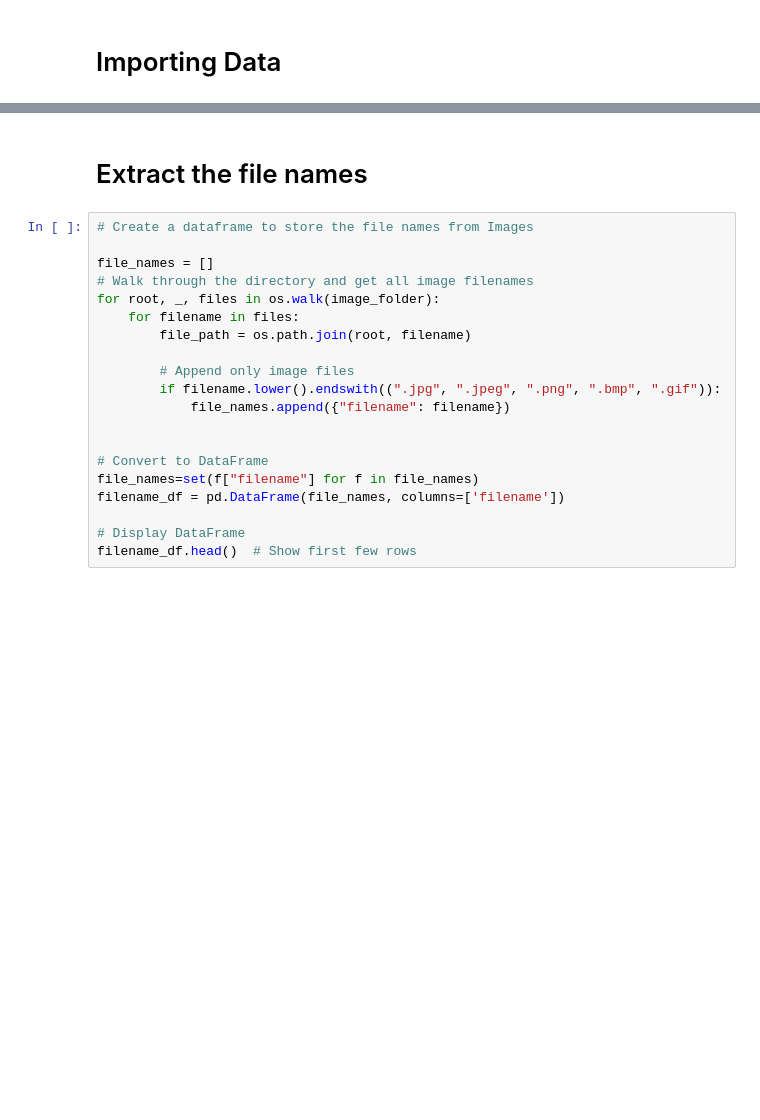
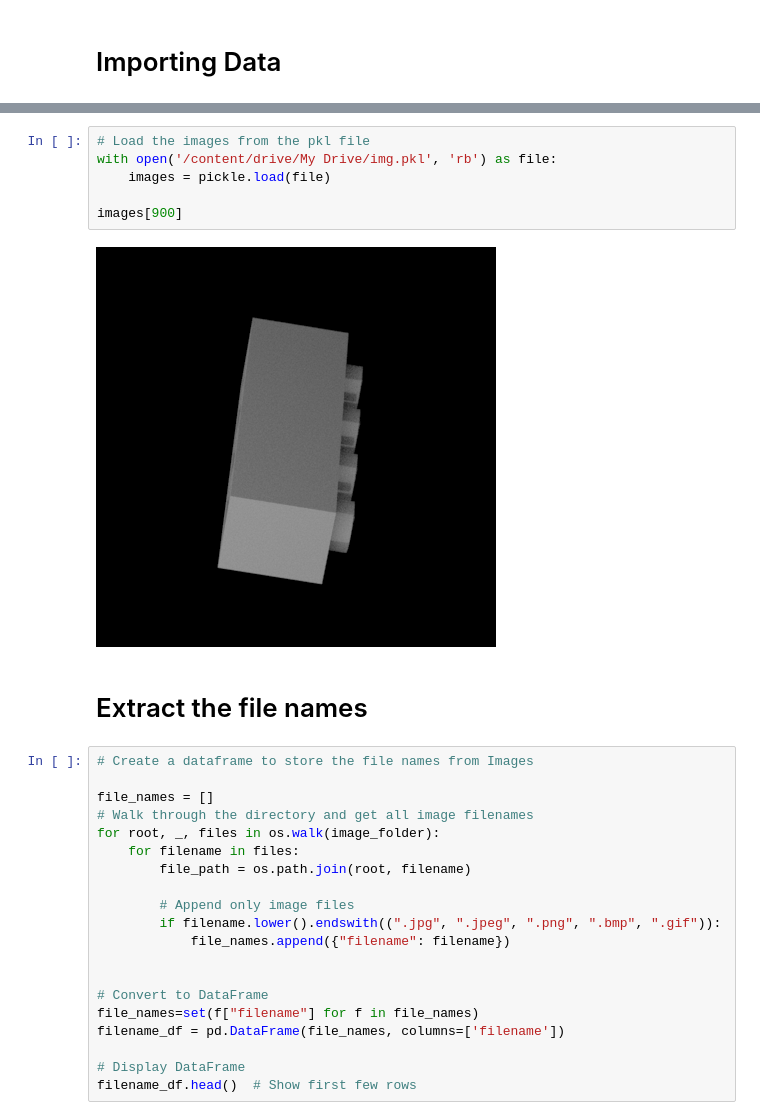
Before and after one commit to maadhuvijay/Project-3-AI-Bootcamp, a Jupyter notebook: Lego_classifier.ipynb, the cells around one changed output, grey strips where cells are left out. Drawn from its saved outputs; the diff is of its cells as text; blank space fills up the shorter version.

```diff
--- a/Lego_classifier.ipynb
+++ b/Lego_classifier.ipynb
@@ -87,3 +90,11 @@ Loaded 2400 images
+# %%
+# Load the images from the pkl file
+with open('/content/drive/My Drive/img.pkl', 'rb') as file:
+    images = pickle.load(file)
+
+images[900]
+# %% [output]
+[figure, added]
 # %% [markdown]
 # Extract the file names
 # %%
```
Also changed, not shown: parts of 66 cells of this notebook.
